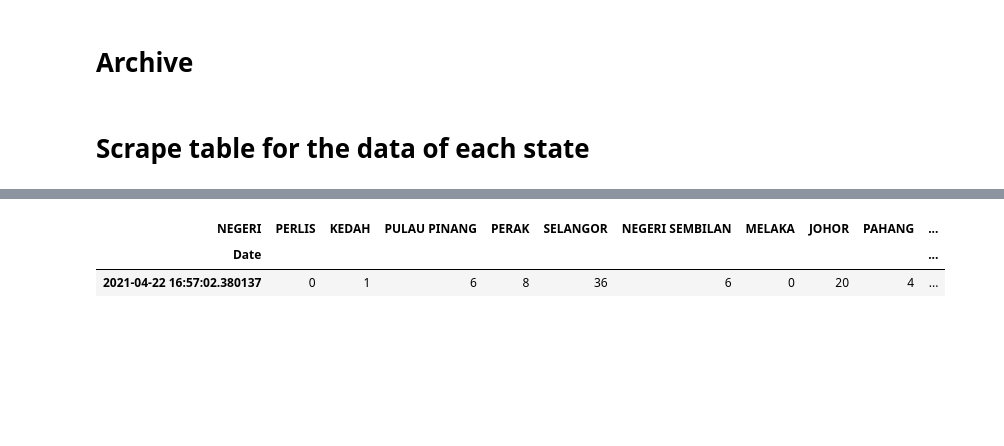
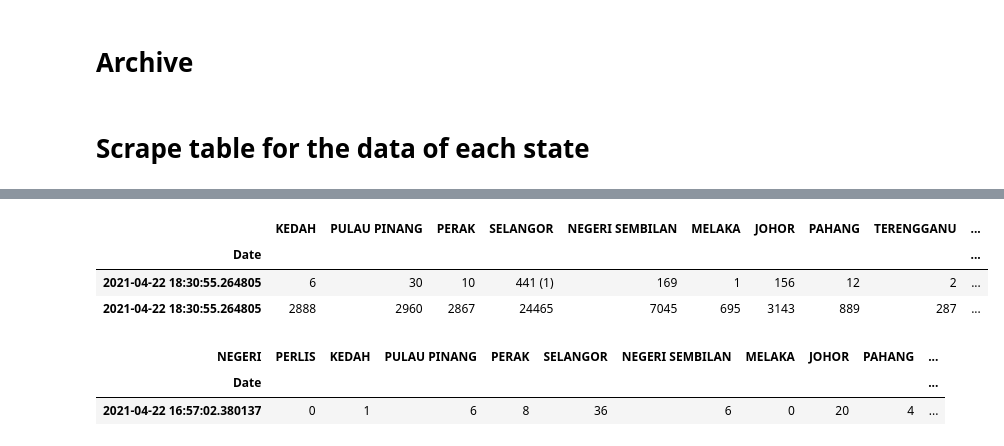
Before and after one commit to ansonnn07/covid19-malaysia, a Jupyter notebook: scrape_covid19_msia.ipynb, the cells around one changed output, grey strips where cells are left out. Cells and saved outputs as stored; diff of their text form; code cells hidden in the pictures; blank space fills up the shorter version.

```diff
--- a/scrape_covid19_msia.ipynb
+++ b/scrape_covid19_msia.ipynb
@@ -809,0 +787,13 @@ df2
+# %%
+def replace_unk_name(matchObj):
+    new_name = ' '.join(['WP', matchObj.group(3)]).strip()
+    # display(new_name)
+    return new_name
+
+new_col_names = []
+# to fixed weird names containing \xa0
+#  or extra spaces in between WP and state name
+for col_name in df2.columns:
+    new_col_names.append(re.sub(r'(WP|W.P.)(\xa0|[\s]+)(\w+)', replace_unk_name, col_name))
+
+new_col_names
@@ -809,0 +818,2 @@ df2
+# %%
+df2.columns = new_col_names
@@ -810,3 +842,15 @@ df2
+# %%
+col_names = np.array(['KEDAH', 'PULAU PINANG', 'PERAK', 'SELANGOR',
+       'NEGERI SEMBILAN', 'MELAKA', 'JOHOR', 'PAHANG', 'TERENGGANU',
+       'KELANTAN', 'SABAH', 'SARAWAK', 'W.P. KUALA LUMPUR',
+       'W.P. PUTRAJAYA', 'W.P. LABUAN', 'JUMLAH KESELURUHAN', 'PERLIS'])
+# %%
+df2[col_names]
+# %% [output]
+|  | KEDAH | PULAU PINANG | PERAK | SELANGOR | NEGERI SEMBILAN | MELAKA | JOHOR | PAHANG | TERENGGANU | ... |
+| Date |  |  |  |  |  |  |  |  |  | ... |
+| 2021-04-22 18:30:55.264805 | 6 | 30 | 10 | 441 (1) | 169 | 1 | 156 | 12 | 2 | ... |
+| 2021-04-22 18:30:55.264805 | 2888 | 2960 | 2867 | 24465 | 7045 | 695 | 3143 | 889 | 287 | ... |
 # %%
 df_new_case = df2.iloc[[0], :]
 # df_new_case.index = current_date
```
Also changed, not shown: parts of 18 cells of this notebook, 1 other file.
